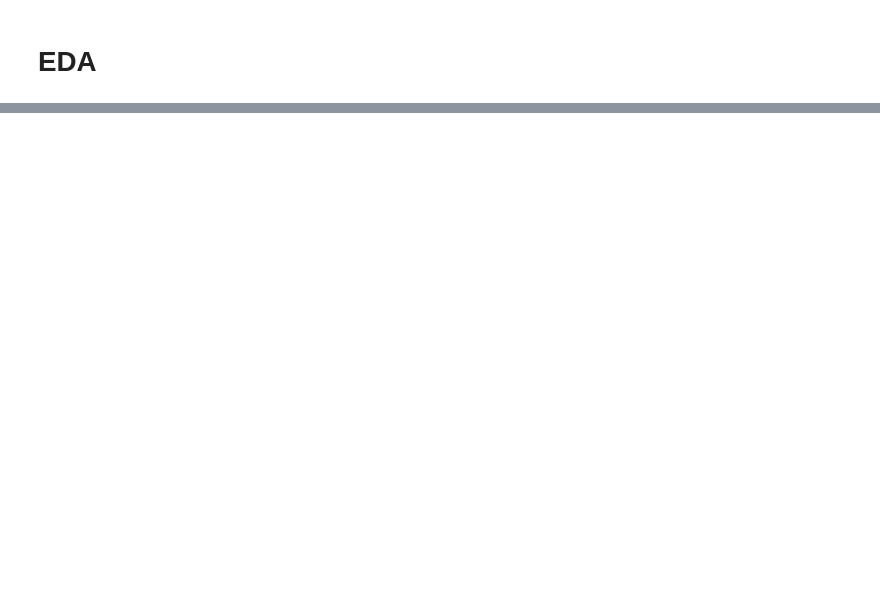
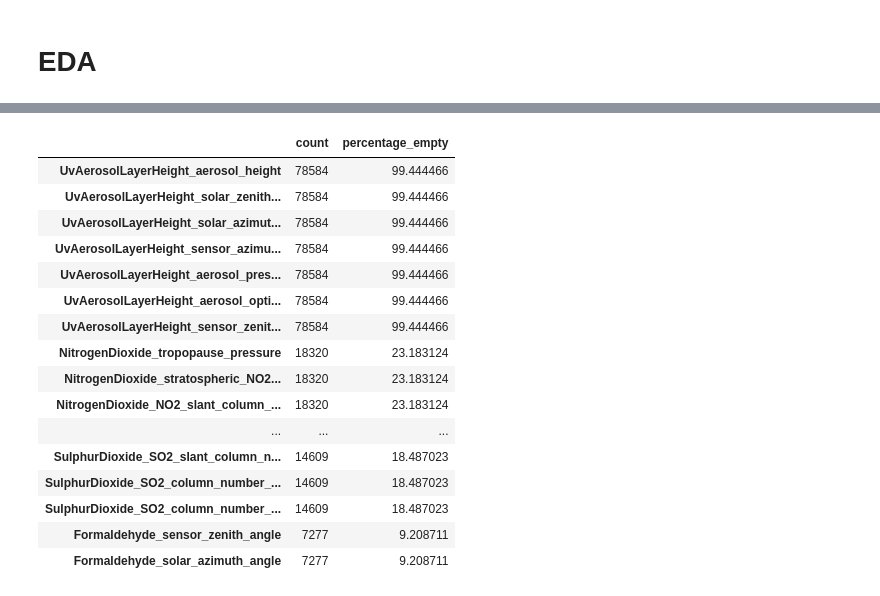
Before and after one commit to WestedCrean/kaggle-notes, a Jupyter notebook: playground-series-s3e20/eda.ipynb, the cells around one changed output, grey strips where cells are left out. Drawn from its saved outputs; the diff is of its cells as text; code cells hidden in the pictures; blank space fills up the shorter version.

```diff
--- a/playground-series-s3e20/eda.ipynb
+++ b/playground-series-s3e20/eda.ipynb
@@ -417,0 +33,28 @@ total_sales_by_country_x_product
+# %%
+# check if there are any null values
+df_train.isnull().sum()
+
+null_sum = df_train.isnull().sum()
+
+# change into dataframe
+null_sum = pd.DataFrame(null_sum, columns=['count'])
+null_sum['percentage_empty'] = null_sum['count'] / len(df_train) * 100
+null_sum.sort_values(by='count', ascending=False).head(30)
+# %% [output]
+|  | count | percentage_empty |
+| UvAerosolLayerHeight_aerosol_height | 78584 | 99.444466 |
+| UvAerosolLayerHeight_solar_zenith... | 78584 | 99.444466 |
+| UvAerosolLayerHeight_solar_azimut... | 78584 | 99.444466 |
+| UvAerosolLayerHeight_sensor_azimu... | 78584 | 99.444466 |
+| UvAerosolLayerHeight_aerosol_pres... | 78584 | 99.444466 |
+| UvAerosolLayerHeight_aerosol_opti... | 78584 | 99.444466 |
+| UvAerosolLayerHeight_sensor_zenit... | 78584 | 99.444466 |
+| NitrogenDioxide_tropopause_pressure | 18320 | 23.183124 |
+| NitrogenDioxide_stratospheric_NO2... | 18320 | 23.183124 |
+| NitrogenDioxide_NO2_slant_column_... | 18320 | 23.183124 |
+| ... | ... | ... |
+| SulphurDioxide_SO2_slant_column_n... | 14609 | 18.487023 |
+| SulphurDioxide_SO2_column_number_... | 14609 | 18.487023 |
+| SulphurDioxide_SO2_column_number_... | 14609 | 18.487023 |
+| Formaldehyde_sensor_zenith_angle | 7277 | 9.208711 |
+| Formaldehyde_solar_azimuth_angle | 7277 | 9.208711 |
```
Also changed, not shown: parts of 61 cells of this notebook, 1 other file.
